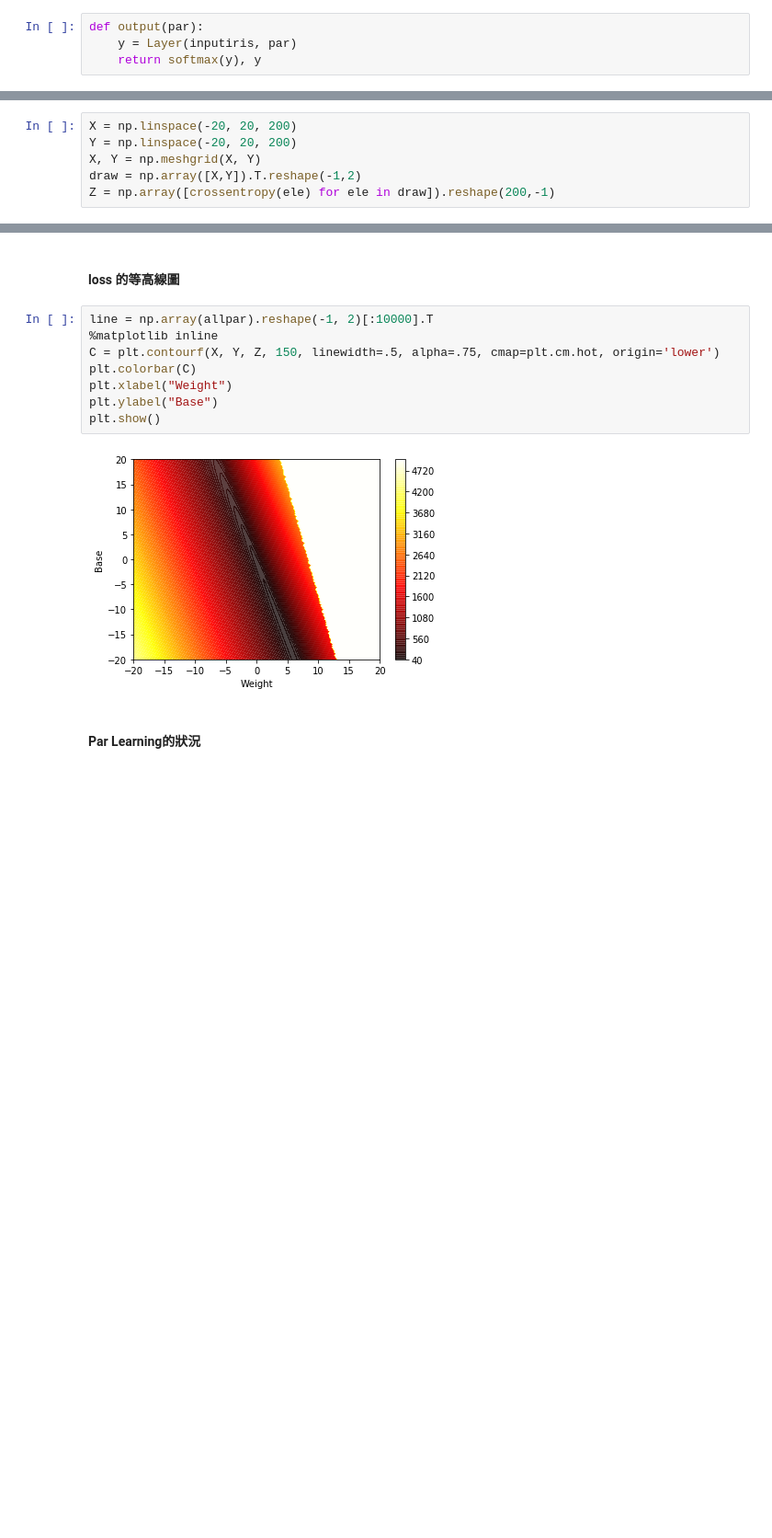
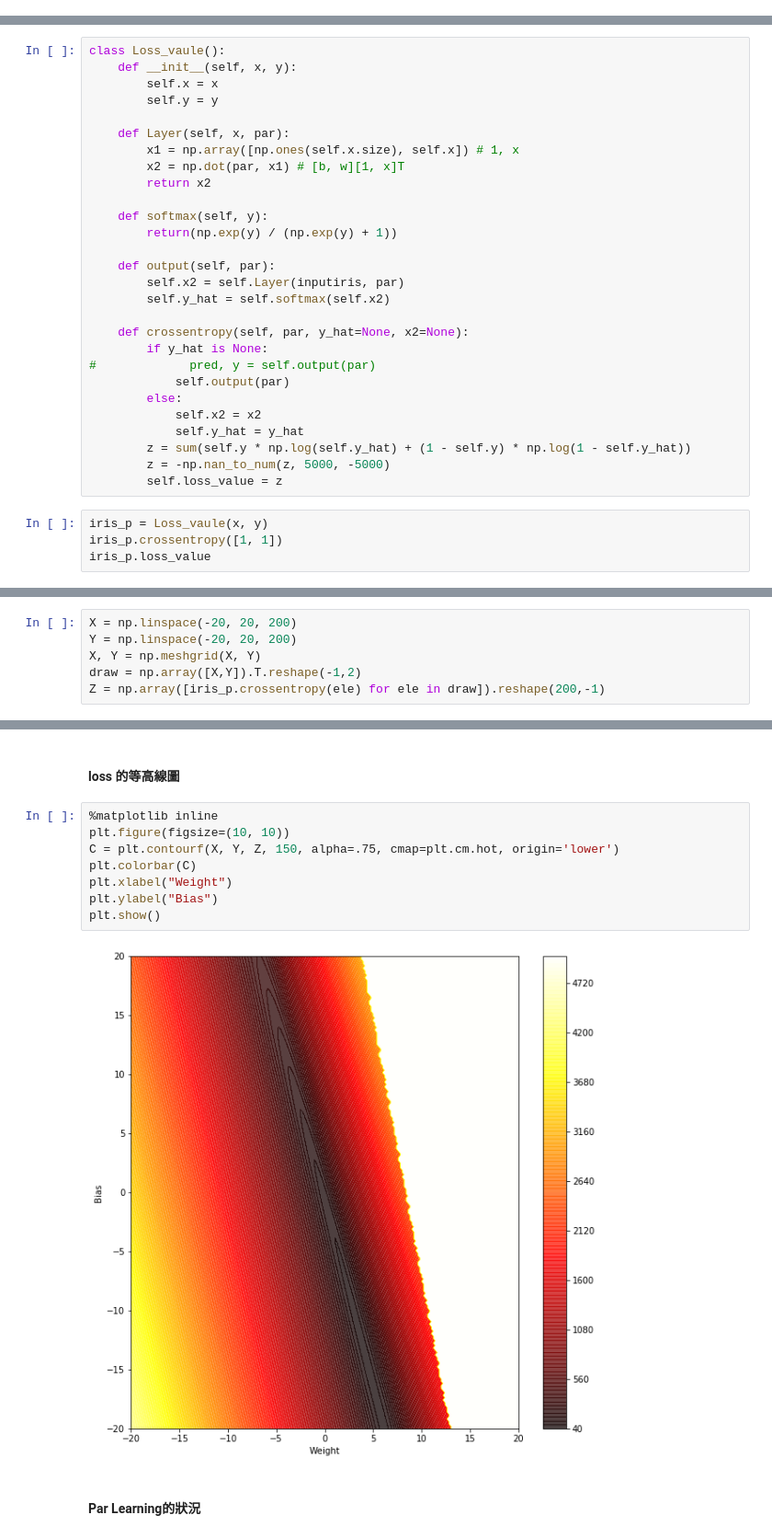
Before and after one commit to Burtlin/my_folder, a Jupyter notebook: neural-network/Hand-made Neural Network(Gradient Descent Derivation and Implementation).ipynb, the cells around one changed output, grey strips where cells are left out. Shown at 92% size. Drawn from its saved outputs; the diff is of its cells as text; blank space fills up the shorter version.

```diff
--- a/neural-network/Hand-made Neural Network(Gradient Descent Derivation and Implementation).ipynb
+++ b/neural-network/Hand-made Neural Network(Gradient Descent Derivation and Implementation).ipynb
@@ -43,4 +28,0 @@ def softmax(y):
-# %%
-def output(par):
-    y = Layer(inputiris, par)
-    return softmax(y), y
@@ -59,0 +29,32 @@ crossentropy([1, 1]) # [b, w]
+# %%
+class Loss_vaule():
+    def __init__(self, x, y):
+        self.x = x
+        self.y = y
+
+    def Layer(self, x, par):
+        x1 = np.array([np.ones(self.x.size), self.x]) # 1, x
+        x2 = np.dot(par, x1) # [b, w][1, x]T
+        return x2
+
+    def softmax(self, y):
+        return(np.exp(y) / (np.exp(y) + 1))
+
+    def output(self, par):
+        self.x2 = self.Layer(inputiris, par)
+        self.y_hat = self.softmax(self.x2)
+
+    def crossentropy(self, par, y_hat=None, x2=None):
+        if y_hat is None:
+#             pred, y = self.output(par)
+            self.output(par)
+        else:
+            self.x2 = x2
+            self.y_hat = y_hat
+        z = sum(self.y * np.log(self.y_hat) + (1 - self.y) * np.log(1 - self.y_hat))
+        z = -np.nan_to_num(z, 5000, -5000)
+        self.loss_value = z
+# %%
+iris_p = Loss_vaule(x, y)
+iris_p.crossentropy([1, 1])
+iris_p.loss_value
@@ -64,7 +67,7 @@ X = np.linspace(-20, 20, 200)
 Y = np.linspace(-20, 20, 200)
 X, Y = np.meshgrid(X, Y)
 draw = np.array([X,Y]).T.reshape(-1,2)
-Z = np.array([crossentropy(ele) for ele in draw]).reshape(200,-1)
+Z = np.array([iris_p.crossentropy(ele) for ele in draw]).reshape(200,-1)
 # %%
 np.max(Z)
 # %% [output]
@@ -154,15 +215,15 @@ crossentropy(par_new), crossentropy([-16.181, 4.925]), crossentropy([-15.72,4.79
 # %% [markdown]
 #### loss 的等高線圖
 # %%
-line = np.array(allpar).reshape(-1, 2)[:10000].T
 %matplotlib inline
-C = plt.contourf(X, Y, Z, 150, linewidth=.5, alpha=.75, cmap=plt.cm.hot, origin='lower')
+plt.figure(figsize=(10, 10))
+C = plt.contourf(X, Y, Z, 150, alpha=.75, cmap=plt.cm.hot, origin='lower')
 plt.colorbar(C)
 plt.xlabel("Weight")
-plt.ylabel("Base")
+plt.ylabel("Bias")
 plt.show()
 # %% [output]
-[figure, old version]
+[figure, new version]
 # %% [markdown]
 #### Par Learning的狀況
 # %% [markdown]
```
Also changed, not shown: parts of 29 cells of this notebook.
